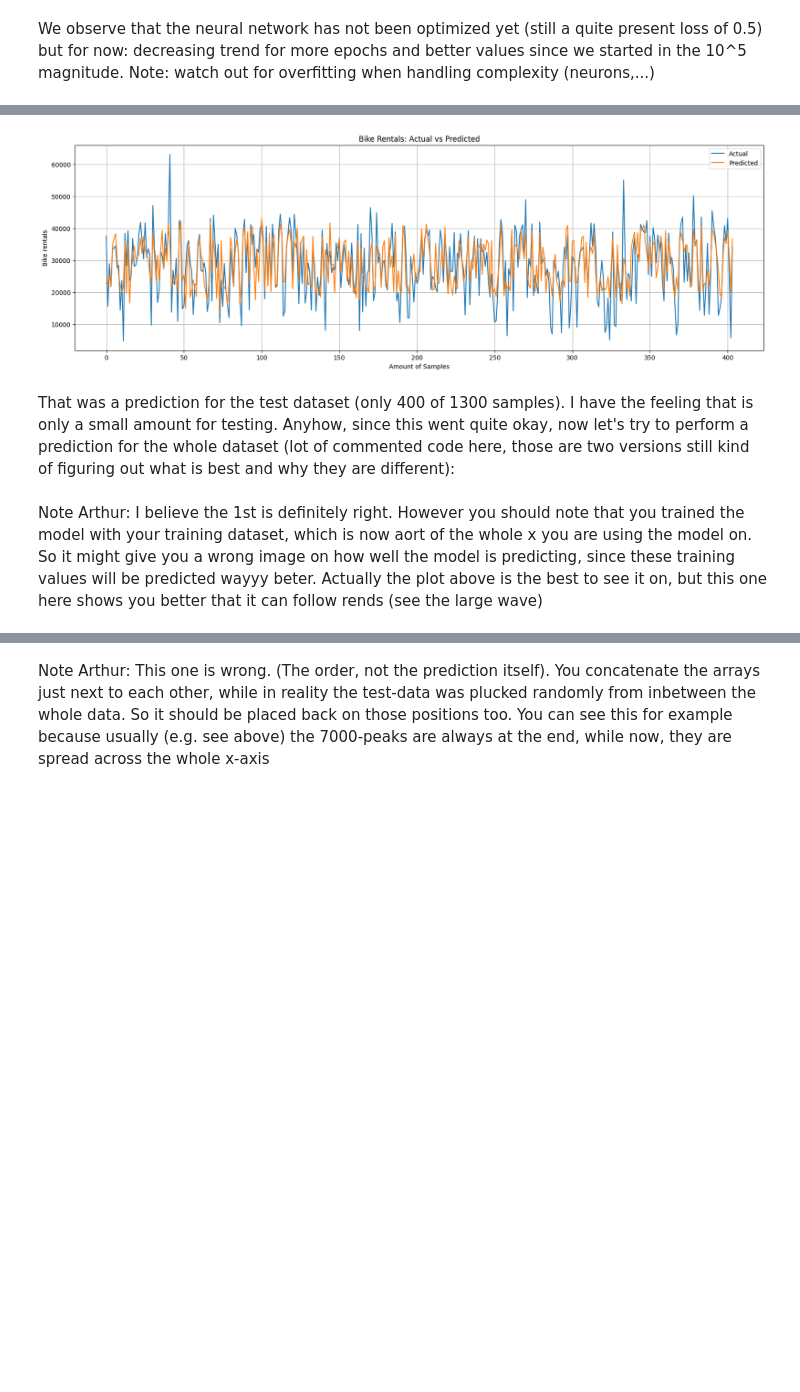
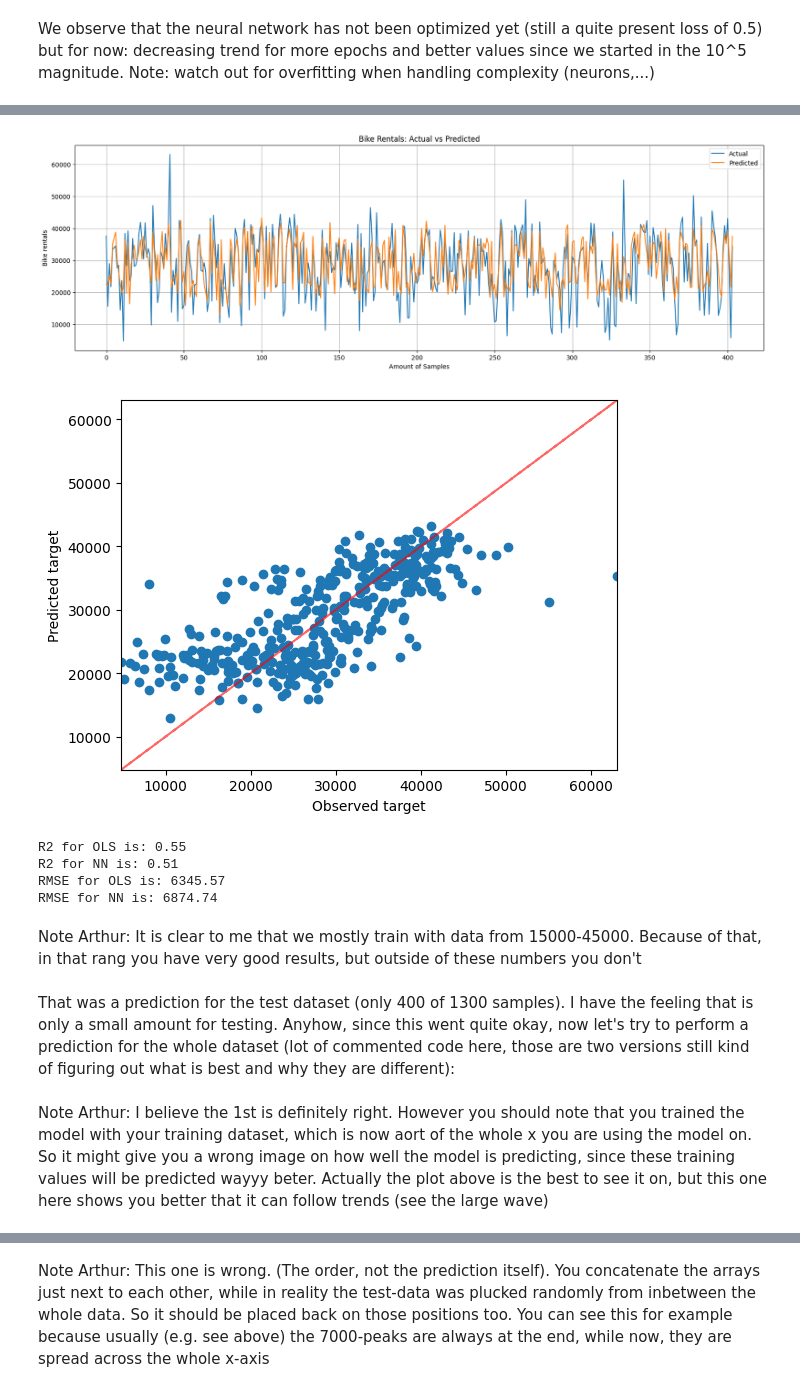
Before and after one commit to LotsAr/DataDrivenProject, a Jupyter notebook: ProjectCode.ipynb, the cells around one changed output, grey strips where cells are left out. Saved outputs shown, nothing was run; the diff lists cells and outputs as text; code cells hidden in the pictures; blank space fills up the shorter version.

```diff
--- a/ProjectCode.ipynb
+++ b/ProjectCode.ipynb
@@ -975,4 +985,21 @@ plt.xlabel('Amount of Samples')
 plt.ylabel('Bike rentals')
 plt.grid()
 plt.show()
+
+#Same test as before with the linear regressions
+plt.scatter(y_test_unscaled, y_pred)
+plt.plot(y_test_unscaled, y_test_unscaled, c='r', alpha=0.6, ls='--')
+plt.xlim(y_test_unscaled.min()-1, y_test_unscaled.max()+1)
+plt.ylim(y_test_unscaled.min()-1, y_test_unscaled.max()+1)
+plt.xlabel('Observed target')
+plt.ylabel('Predicted target')
+plt.show()
+
+r2_nn = r2_score(y_test_unscaled, y_pred)
+rmse_nn = root_mean_squared_error(y_test_unscaled, y_pred)
+
+print(f'R2 for OLS is: {r2_ols:.2f}')
+print(f'R2 for NN is: {r2_nn:.2f}')
+print(f'RMSE for OLS is: {rmse_ols:.2f}')
+print(f'RMSE for NN is: {rmse_nn:.2f}')
 # %% [output]
@@ -980,8 +1007,15 @@ plt.show()
 [figure]
+[figure, added]
+R2 for OLS is: 0.55
+R2 for NN is: 0.51
+RMSE for OLS is: 6345.57
+RMSE for NN is: 6874.74
+# %% [markdown]
+Note Arthur: It is clear to me that we mostly train with data from 15000-45000. Because of that, in that rang you have very good results, but outside of these numbers you don't
 # %% [markdown]
 That was a prediction for the test dataset (only 400 of 1300 samples). I have the feeling that is only a small amount for testing. Anyhow, since this went quite okay, now let's try to perform a prediction for the whole dataset (lot of commented code here, those are two versions still kind of figuring out what is best and why they are different):
 # %% [markdown]
-Note Arthur: I believe the 1st is definitely right. However you should note that you trained the model with your training dataset, which is now aort of the whole x you are using the model on. So it might give you a wrong image on how well the model is predicting, since these training values will be predicted wayyy beter. Actually the plot above is the best to see it on, but this one here shows you better that it can follow rends (see the large wave)
+Note Arthur: I believe the 1st is definitely right. However you should note that you trained the model with your training dataset, which is now aort of the whole x you are using the model on. So it might give you a wrong image on how well the model is predicting, since these training values will be predicted wayyy beter. Actually the plot above is the best to see it on, but this one here shows you better that it can follow trends (see the large wave)
 # %%
 #first option
 
```
Also changed, not shown: parts of 16 cells of this notebook.
